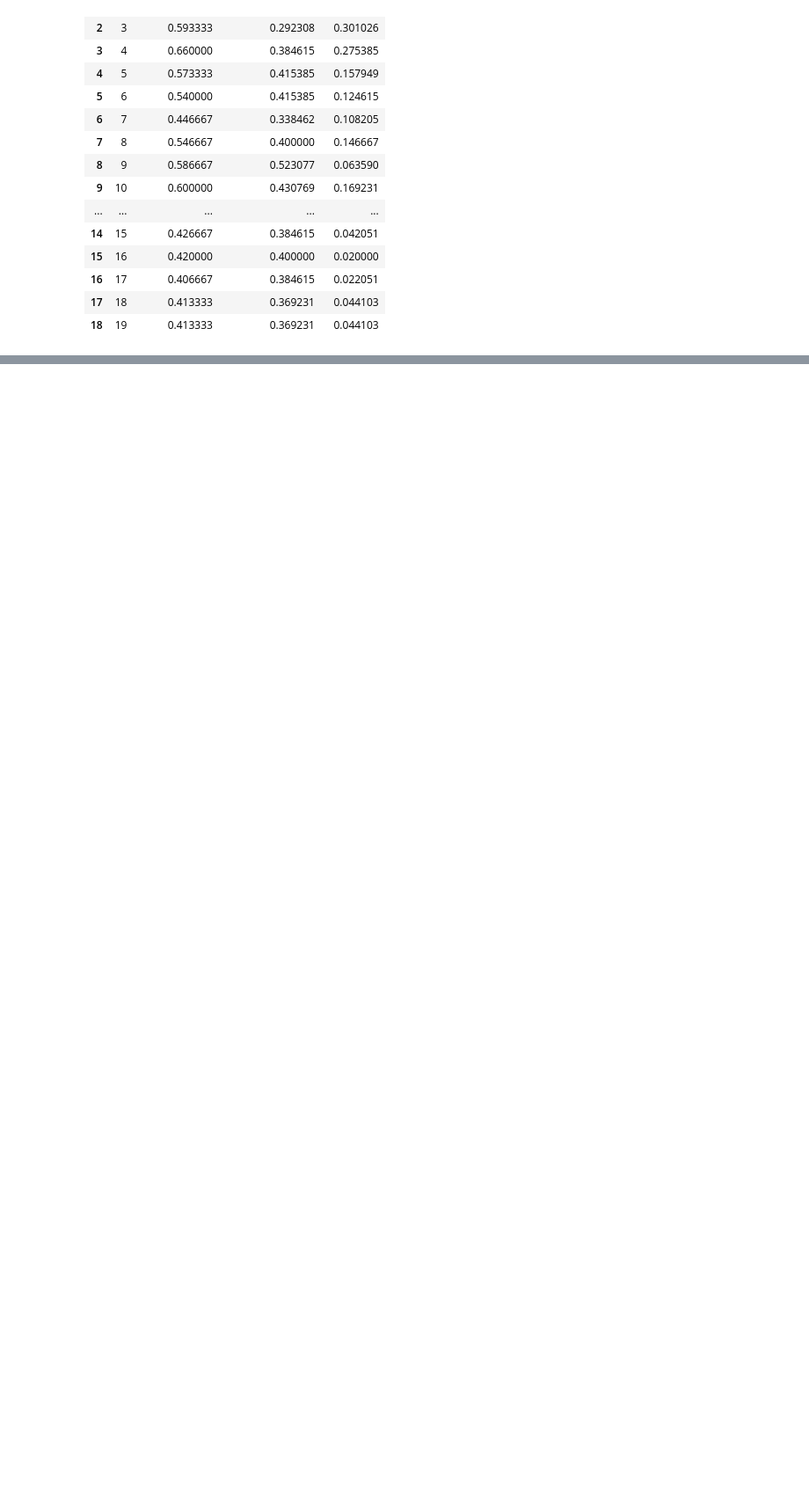
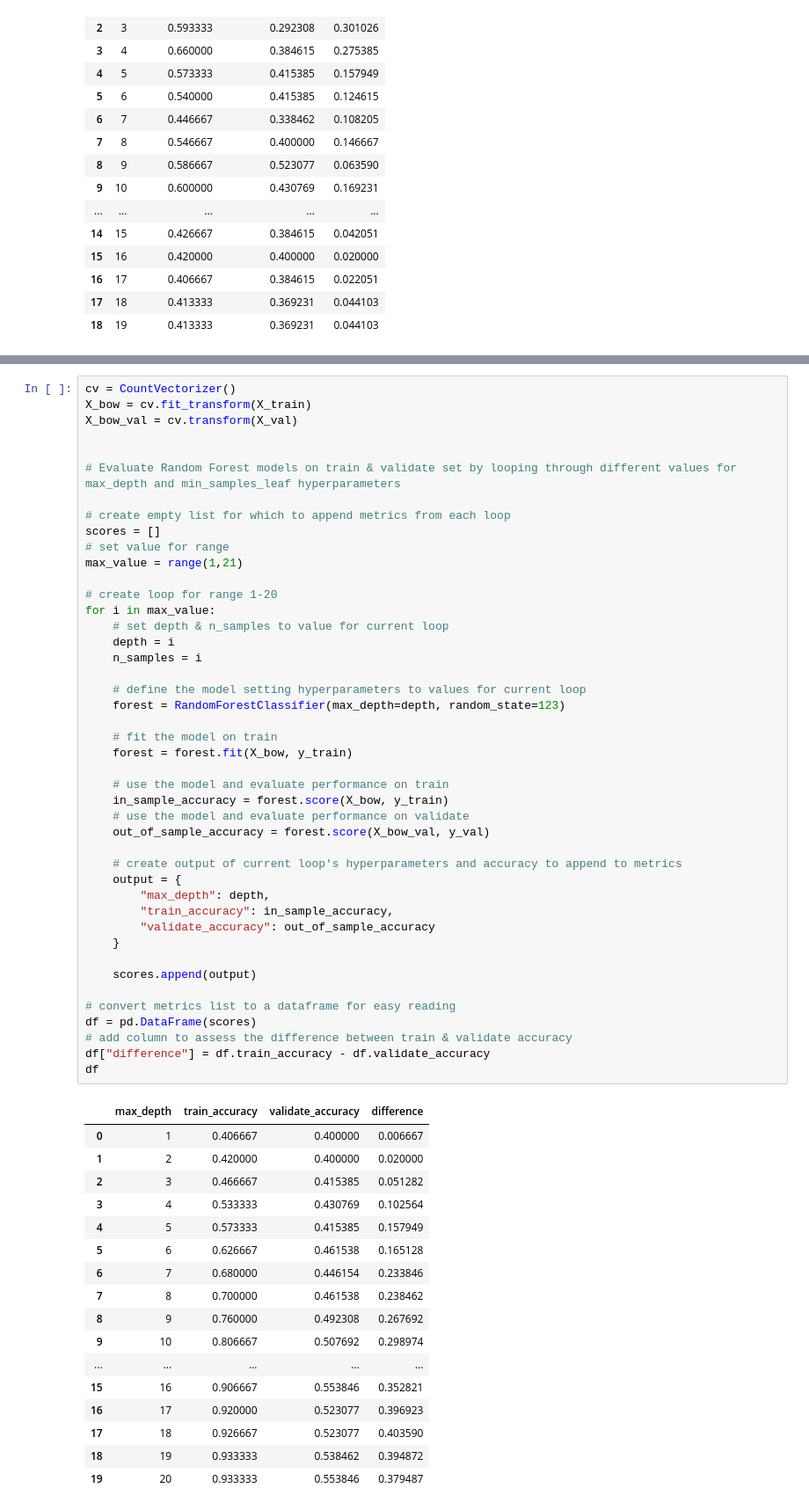
Before and after one commit to team2-nlp-project/team2-nlp-project, a Jupyter notebook: nathan_acquire.ipynb, the cells around one changed output, grey strips where cells are left out. Shown at 88% size. Drawn from its saved outputs; the diff is of its cells as text; blank space fills up the shorter version.

```diff
--- a/nathan_acquire.ipynb
+++ b/nathan_acquire.ipynb
@@ -1218,0 +1581,62 @@ df
+# %%
+cv = CountVectorizer()
+X_bow = cv.fit_transform(X_train)
+X_bow_val = cv.transform(X_val)
+
+
+# Evaluate Random Forest models on train & validate set by looping through different values for max_depth and min_samples_leaf hyperparameters
+
+# create empty list for which to append metrics from each loop
+scores = []
+# set value for range
+max_value = range(1,21)
+
+# create loop for range 1-20
+for i in max_value:
+    # set depth & n_samples to value for current loop
+    depth = i
+    n_samples = i
+
+    # define the model setting hyperparameters to values for current loop
+    forest = RandomForestClassifier(max_depth=depth, random_state=123)
+
+    # fit the model on train
+    forest = forest.fit(X_bow, y_train)
+
+    # use the model and evaluate performance on train
+    in_sample_accuracy = forest.score(X_bow, y_train)
+    # use the model and evaluate performance on validate
+    out_of_sample_accuracy = forest.score(X_bow_val, y_val)
+
+    # create output of current loop's hyperparameters and accuracy to append to metrics
+    output = {
+        "max_depth": depth,
+        "train_accuracy": in_sample_accuracy,
+        "validate_accuracy": out_of_sample_accuracy
+    }
+
+    scores.append(output)
+
+# convert metrics list to a dataframe for easy reading
+df = pd.DataFrame(scores)
+# add column to assess the difference between train & validate accuracy
+df["difference"] = df.train_accuracy - df.validate_accuracy
+df
+# %% [output]
+|  | max_depth | train_accuracy | validate_accuracy | difference |
+| 0 | 1 | 0.406667 | 0.400000 | 0.006667 |
+| 1 | 2 | 0.420000 | 0.400000 | 0.020000 |
+| 2 | 3 | 0.466667 | 0.415385 | 0.051282 |
+| 3 | 4 | 0.533333 | 0.430769 | 0.102564 |
+| 4 | 5 | 0.573333 | 0.415385 | 0.157949 |
+| 5 | 6 | 0.626667 | 0.461538 | 0.165128 |
+| 6 | 7 | 0.680000 | 0.446154 | 0.233846 |
+| 7 | 8 | 0.700000 | 0.461538 | 0.238462 |
+| 8 | 9 | 0.760000 | 0.492308 | 0.267692 |
+| 9 | 10 | 0.806667 | 0.507692 | 0.298974 |
+| ... | ... | ... | ... | ... |
+| 15 | 16 | 0.906667 | 0.553846 | 0.352821 |
+| 16 | 17 | 0.920000 | 0.523077 | 0.396923 |
+| 17 | 18 | 0.926667 | 0.523077 | 0.403590 |
+| 18 | 19 | 0.933333 | 0.538462 | 0.394872 |
+| 19 | 20 | 0.933333 | 0.553846 | 0.379487 |
```
Also changed, not shown: parts of 80 cells of this notebook.
